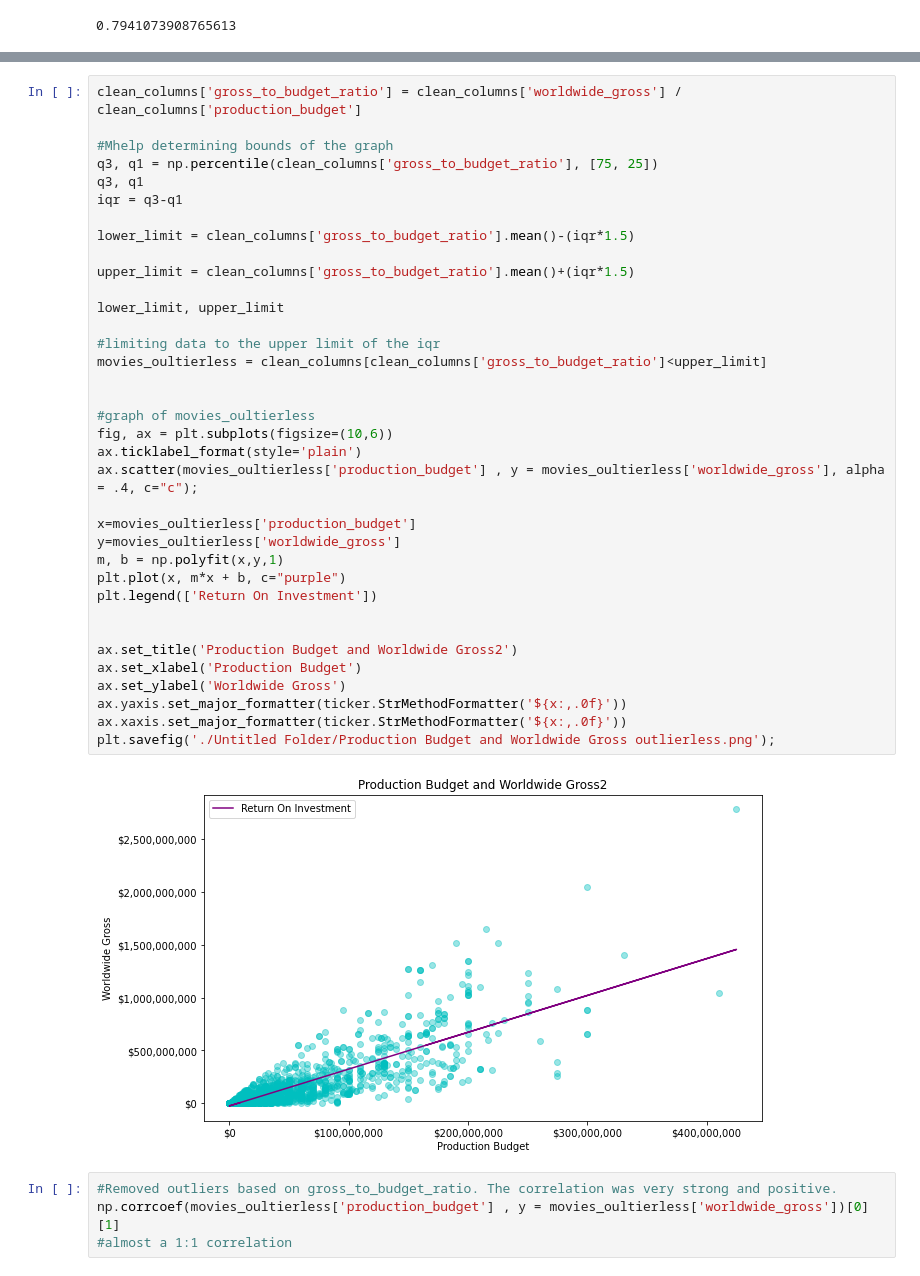
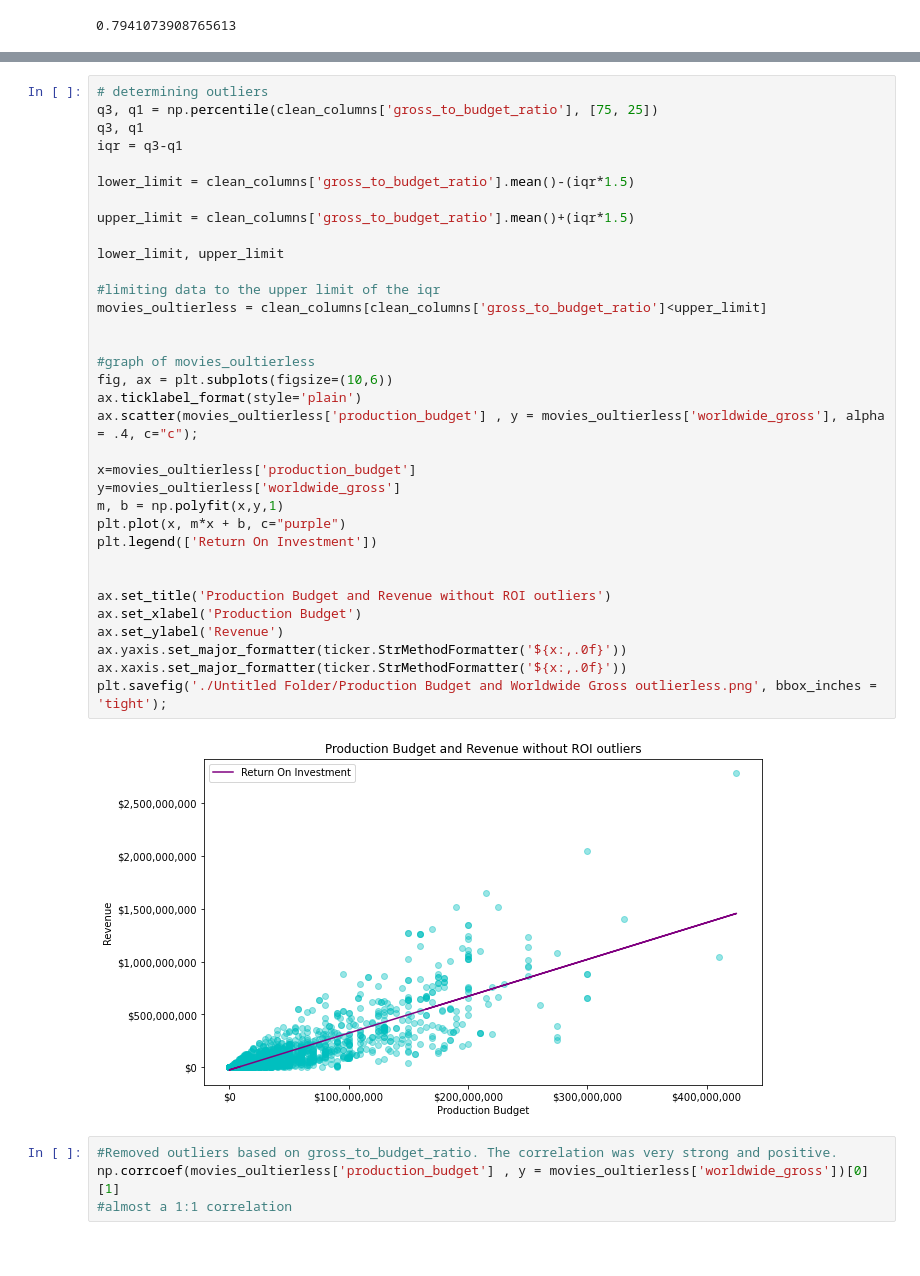
Before and after one commit to xiaohua-su/Film-Analysis, a Jupyter notebook: Analysis_of_Films.ipynb, the cells around one changed output, grey strips where cells are left out. Saved outputs shown, nothing was run; the diff lists cells and outputs as text.

Commit message:
fixed markdowns and graphs

```diff
--- a/Analysis_of_Films.ipynb
+++ b/Analysis_of_Films.ipynb
@@ -272,41 +306,39 @@ np.corrcoef(clean_columns['production_budget'] , y = clean_columns['worldwide_gr
 # %%
-clean_columns['gross_to_budget_ratio'] = clean_columns['worldwide_gross'] / clean_columns['production_budget']
-
-#Mhelp determining bounds of the graph
+# determining outliers
 q3, q1 = np.percentile(clean_columns['gross_to_budget_ratio'], [75, 25])
 q3, q1
 iqr = q3-q1
 
 lower_limit = clean_columns['gross_to_budget_ratio'].mean()-(iqr*1.5)
 
 upper_limit = clean_columns['gross_to_budget_ratio'].mean()+(iqr*1.5)
 
 lower_limit, upper_limit
 
 #limiting data to the upper limit of the iqr
 movies_oultierless = clean_columns[clean_columns['gross_to_budget_ratio']<upper_limit]
 
 
 #graph of movies_oultierless
 fig, ax = plt.subplots(figsize=(10,6))
 ax.ticklabel_format(style='plain')
 ax.scatter(movies_oultierless['production_budget'] , y = movies_oultierless['worldwide_gross'], alpha = .4, c="c");
 
 x=movies_oultierless['production_budget']
 y=movies_oultierless['worldwide_gross']
 m, b = np.polyfit(x,y,1)
 plt.plot(x, m*x + b, c="purple")
 plt.legend(['Return On Investment'])
 
 
-ax.set_title('Production Budget and Worldwide Gross2')
+ax.set_title('Production Budget and Revenue without ROI outliers')
 ax.set_xlabel('Production Budget')
-ax.set_ylabel('Worldwide Gross')
+ax.set_ylabel('Revenue')
 ax.yaxis.set_major_formatter(ticker.StrMethodFormatter('${x:,.0f}'))
 ax.xaxis.set_major_formatter(ticker.StrMethodFormatter('${x:,.0f}'))
-plt.savefig('./Untitled Folder/Production Budget and Worldwide Gross outlierless.png');
+plt.savefig('./Untitled Folder/Production Budget and Worldwide Gross outlierless.png', bbox_inches = 'tight');
 # %% [output]
-[figure, old version]
+[figure, new version]
 # %%
 #Removed outliers based on gross_to_budget_ratio. The correlation was very strong and positive.
 np.corrcoef(movies_oultierless['production_budget'] , y = movies_oultierless['worldwide_gross'])[0][1]
```
Also changed, not shown: parts of 11 cells of this notebook, 6 other files.
